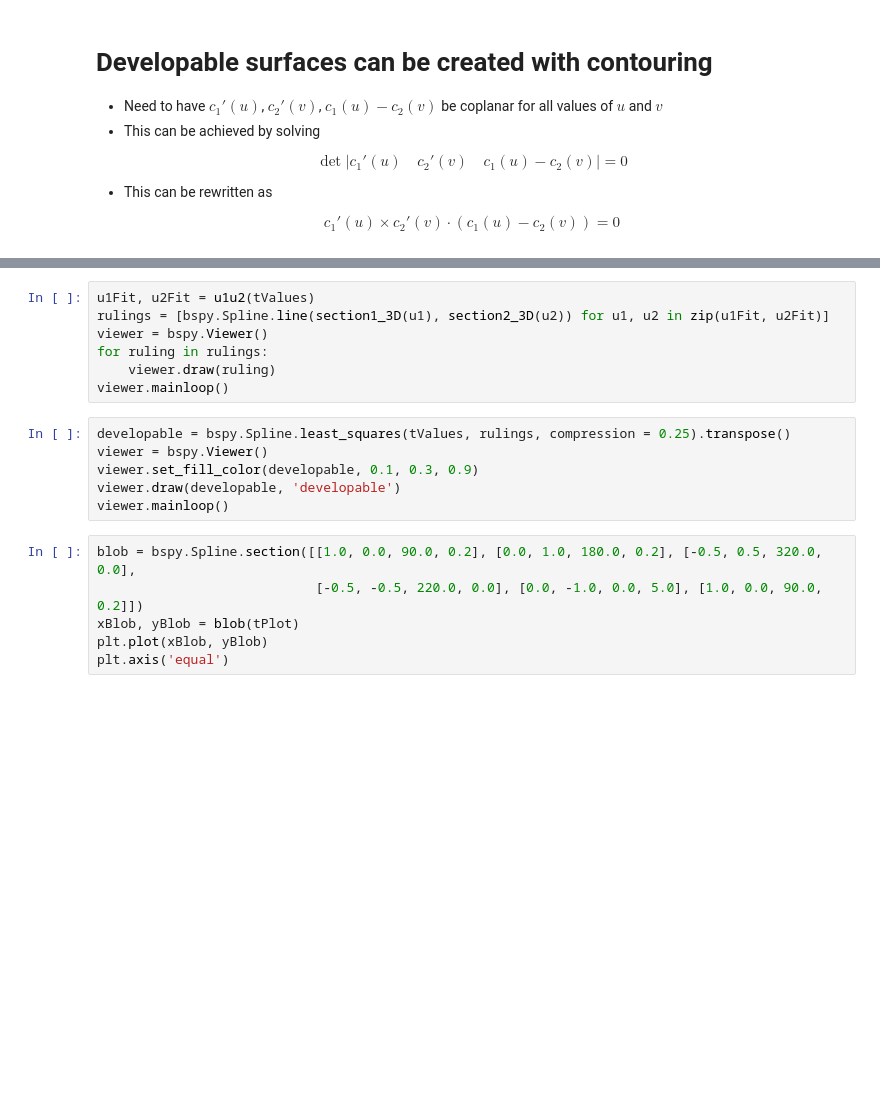
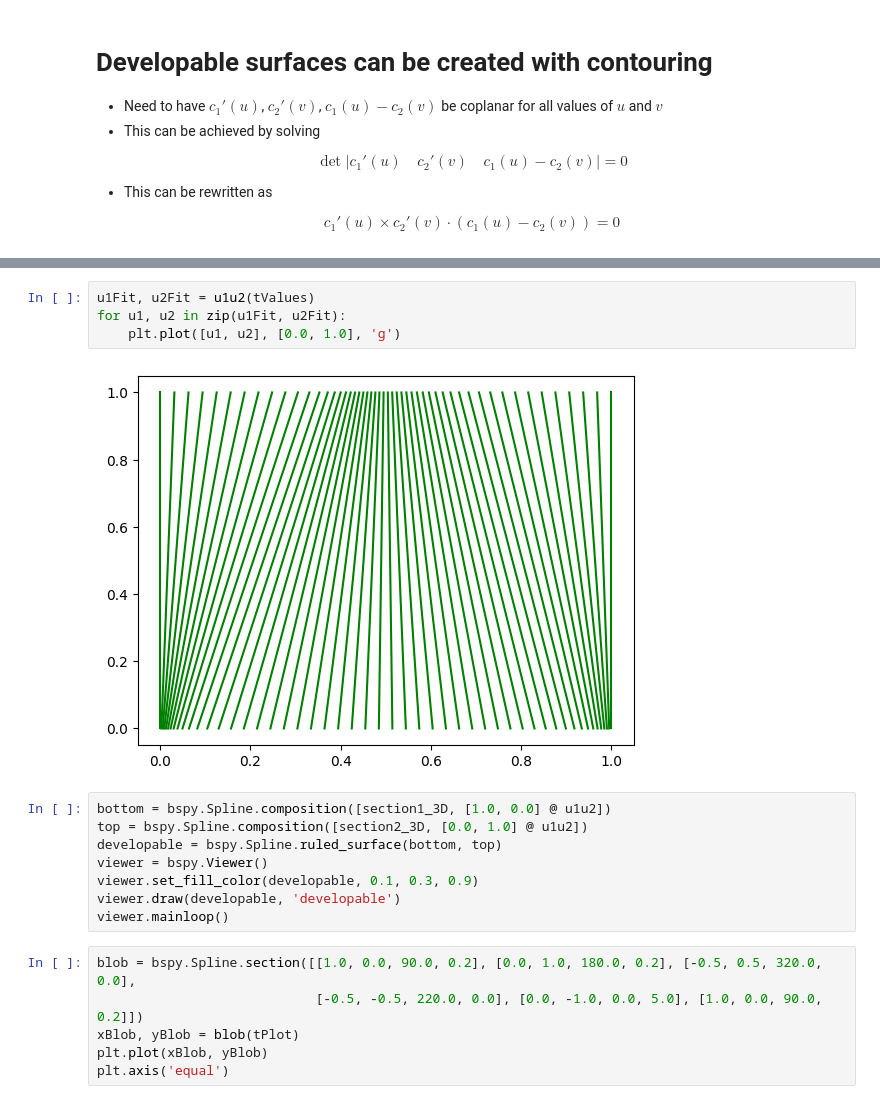
Before and after one commit to ericbrec/BSpy, a Jupyter notebook: examples/BSpy_Introduction.ipynb, the cells around one changed output, grey strips where cells are left out. Drawn from its saved outputs; the diff is of its cells as text; blank space fills up the shorter version.

```diff
--- a/examples/BSpy_Introduction.ipynb
+++ b/examples/BSpy_Introduction.ipynb
@@ -243,12 +320,13 @@ plt.axis('equal')
-# %%
-u1Fit, u2Fit = u1u2(tValues)
-rulings = [bspy.Spline.line(section1_3D(u1), section2_3D(u2)) for u1, u2 in zip(u1Fit, u2Fit)]
-viewer = bspy.Viewer()
-for ruling in rulings:
-    viewer.draw(ruling)
-viewer.mainloop()
+# %%
+u1Fit, u2Fit = u1u2(tValues)
+for u1, u2 in zip(u1Fit, u2Fit):
+    plt.plot([u1, u2], [0.0, 1.0], 'g')
+# %% [output]
+[figure, added]
 # %%
-developable = bspy.Spline.least_squares(tValues, rulings, compression = 0.25).transpose()
+bottom = bspy.Spline.composition([section1_3D, [1.0, 0.0] @ u1u2])
+top = bspy.Spline.composition([section2_3D, [0.0, 1.0] @ u1u2])
+developable = bspy.Spline.ruled_surface(bottom, top)
 viewer = bspy.Viewer()
 viewer.set_fill_color(developable, 0.1, 0.3, 0.9)
 viewer.draw(developable, 'developable')
```
Also changed, not shown: parts of 16 cells of this notebook, 4 other files.
